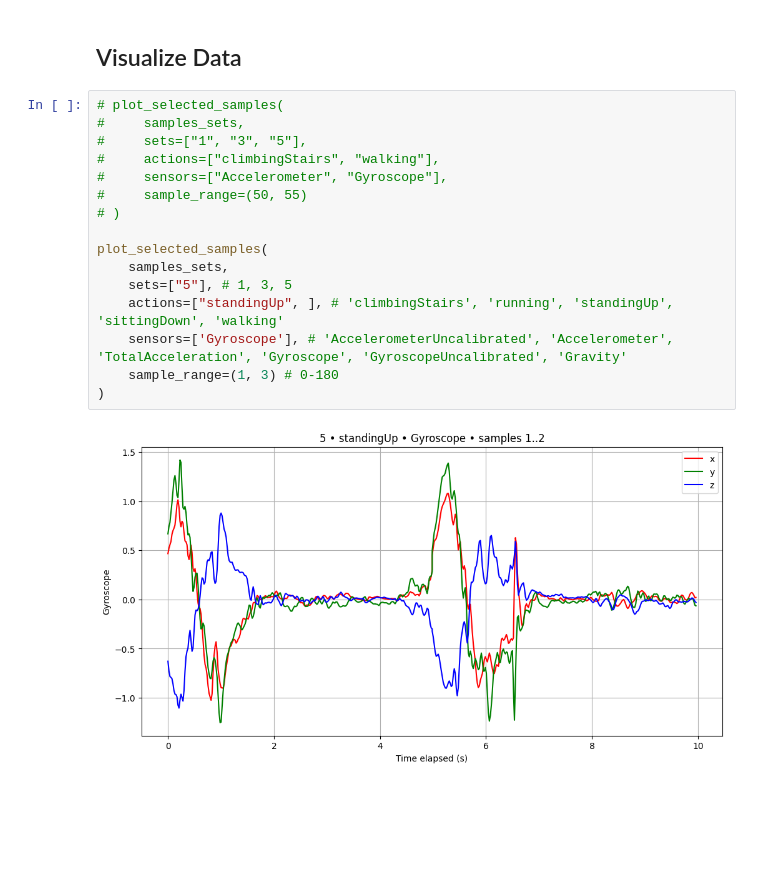
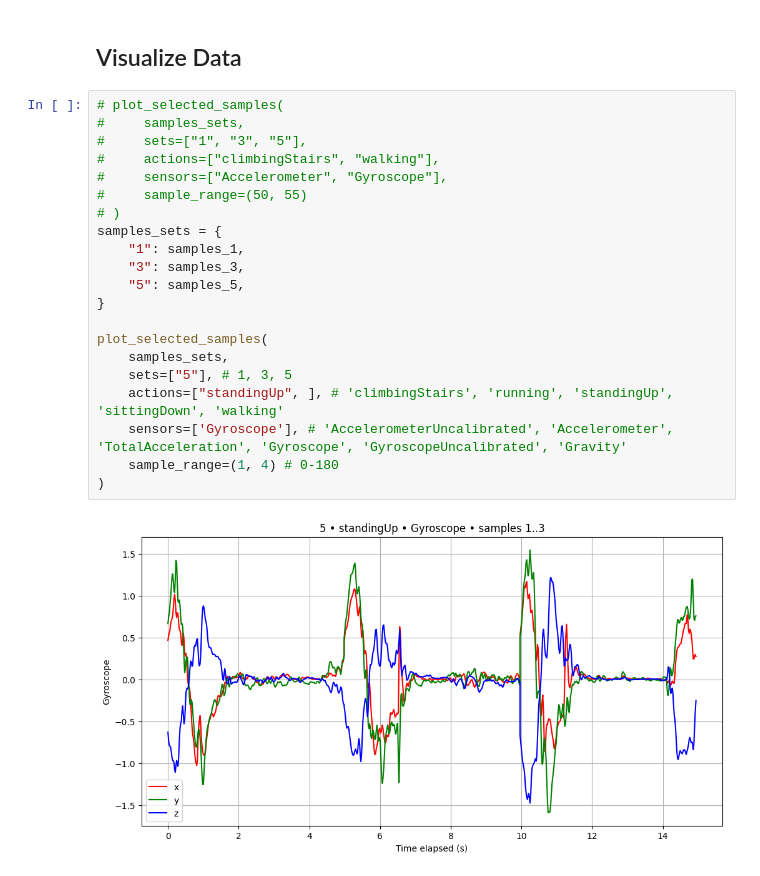
Before and after one commit to OfferPi/5ARE0-ActivityRecognition, a Jupyter notebook: group13_activity_recognition.ipynb, the cells around one changed output. Drawn from its saved outputs; the diff is of its cells as text; blank space fills up the shorter version.

```diff
--- a/group13_activity_recognition.ipynb
+++ b/group13_activity_recognition.ipynb
@@ -367,18 +424,23 @@ samples_sets = {
 # %%
 # plot_selected_samples(
 #     samples_sets,
 #     sets=["1", "3", "5"],
 #     actions=["climbingStairs", "walking"],
 #     sensors=["Accelerometer", "Gyroscope"],
 #     sample_range=(50, 55)
 # )
+samples_sets = {
+    "1": samples_1,
+    "3": samples_3,
+    "5": samples_5,
+}
 
 plot_selected_samples(
     samples_sets,
     sets=["5"], # 1, 3, 5
     actions=["standingUp", ], # 'climbingStairs', 'running', 'standingUp', 'sittingDown', 'walking'
     sensors=['Gyroscope'], # 'AccelerometerUncalibrated', 'Accelerometer', 'TotalAcceleration', 'Gyroscope', 'GyroscopeUncalibrated', 'Gravity'
-    sample_range=(1, 3) # 0-180
+    sample_range=(1, 4) # 0-180
 )
 # %% [output]
-[figure, old version]
+[figure, new version]
```
Also changed, not shown: parts of 4 cells of this notebook.
